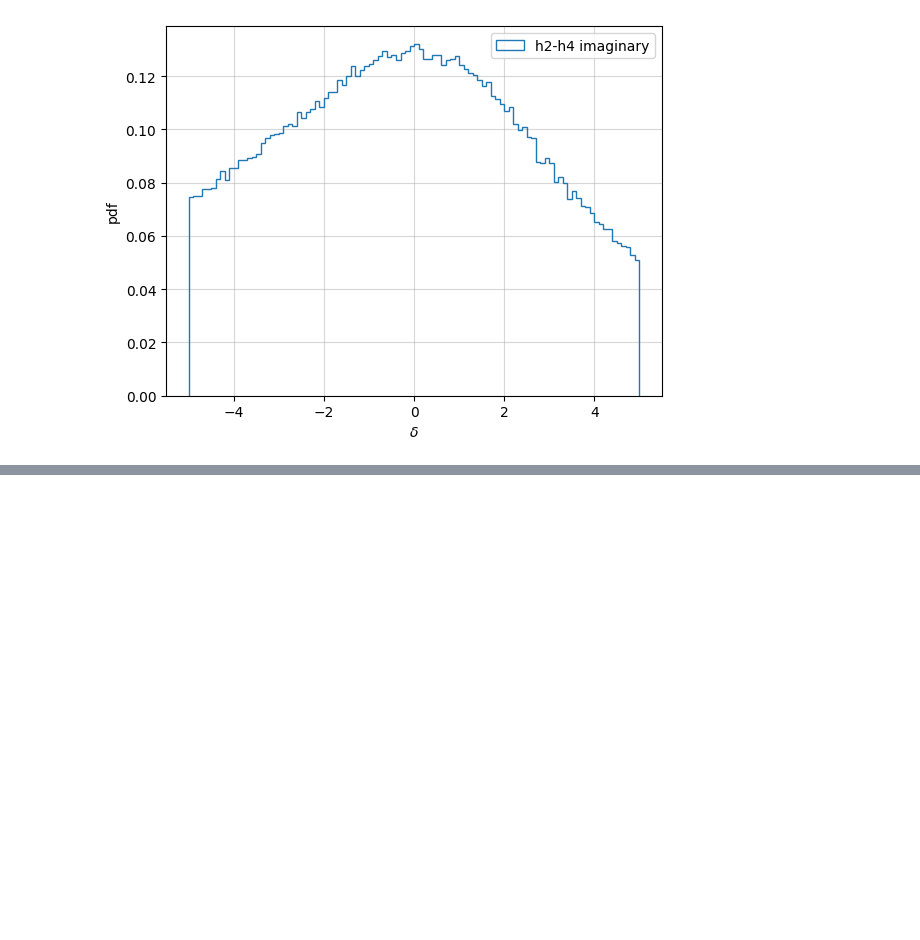
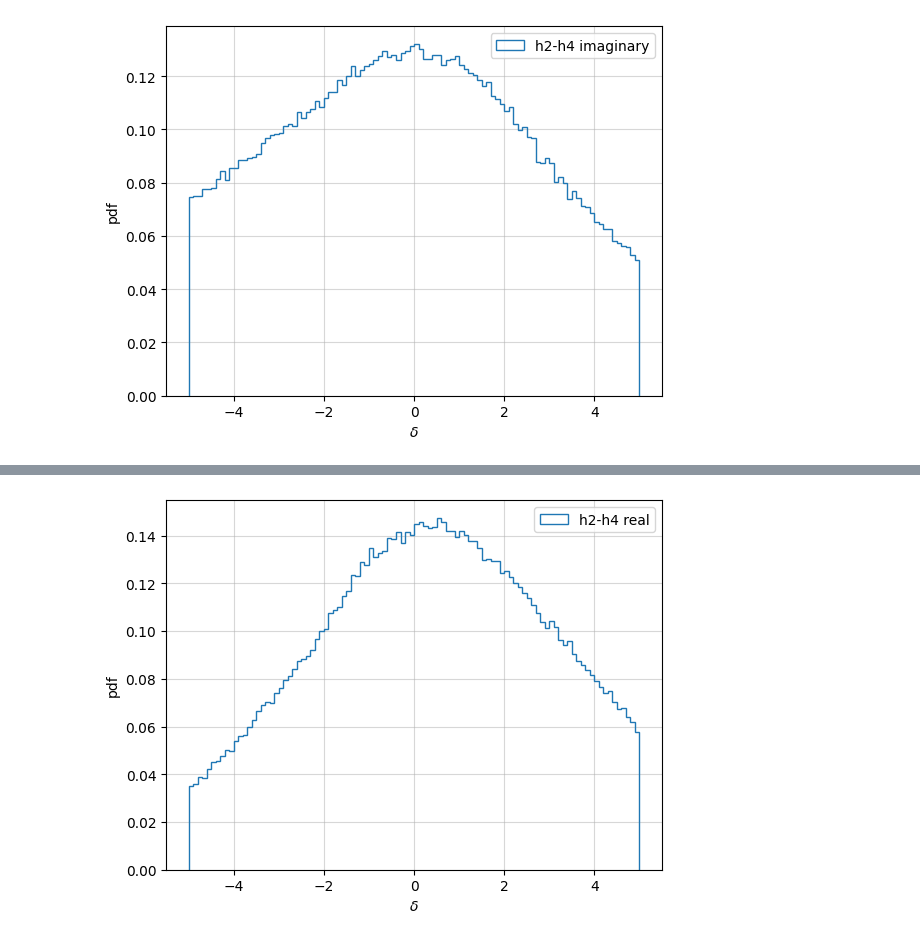
Before and after one commit to talismanbrandi/qqzz4l-NN, a Jupyter notebook: notebooks/plots-new-2.ipynb, the cells around one changed output, grey strips where cells are left out. Cells and saved outputs as stored; diff of their text form; code cells hidden in the pictures; blank space fills up the shorter version.

```diff
--- a/notebooks/plots-new-2.ipynb
+++ b/notebooks/plots-new-2.ipynb
@@ -203,0 +256,2 @@ plt.show()
+# %%
+df_h2_minus_h4 = pd.read_csv('../models/run8/skip-torch-4D-y5-y13_y6-y14-4dcad130--16-32-swish-1024-adam-exp-schedule-mse-val_mse-97.522577-99.728526/test-results-4dcad130-97.522577-99.728526.csv')
@@ -203,0 +286,9 @@ plt.show()
+# %%
+plt.hist(df_h2_minus_h4[abs(df_h2_minus_h4['delta_y5-y13']) < 5]['delta_y5-y13'], bins=100, histtype='step', label='h2-h4 real', density=True)
+plt.grid('dotted', alpha=0.5)
+plt.xlabel(r'$\delta$')
+plt.ylabel(r'pdf')
+plt.legend()
+plt.show()
+# %% [output]
+[figure, added]
```
Also changed, not shown: parts of 16 cells of this notebook, 20 other files.
